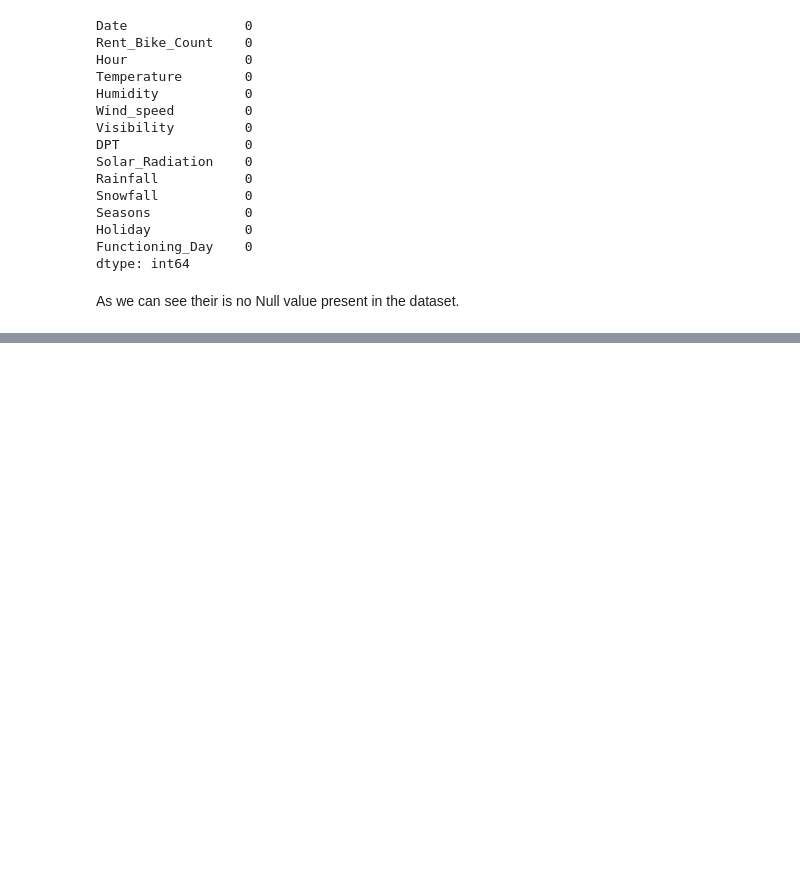
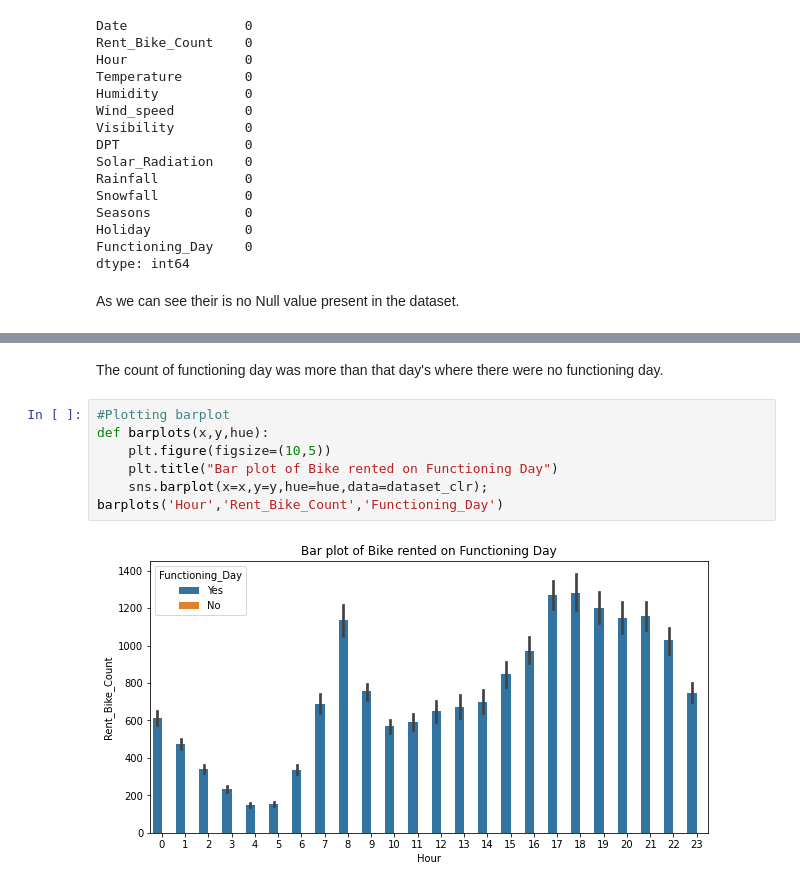
Before and after one commit to sapanapawar/Bike-Sharing-Demand-Prediction, a Jupyter notebook: Bike_Sharing_Demand_Prediction_Sapana_Pawar.ipynb, the cells around one changed output, grey strips where cells are left out. Saved outputs shown, nothing was run; the diff lists cells and outputs as text; blank space fills up the shorter version.

```diff
--- a/Bike_Sharing_Demand_Prediction_Sapana_Pawar.ipynb
+++ b/Bike_Sharing_Demand_Prediction_Sapana_Pawar.ipynb
@@ -424,0 +437,11 @@ As we can see their is no Null value present in the dataset.
+# %% [markdown]
+The count of functioning day was more than that day's where there were no functioning day.
+# %%
+#Plotting barplot
+def barplots(x,y,hue):
+    plt.figure(figsize=(10,5))
+    plt.title("Bar plot of Bike rented on Functioning Day")
+    sns.barplot(x=x,y=y,hue=hue,data=dataset_clr);
+barplots('Hour','Rent_Bike_Count','Functioning_Day')
+# %% [output]
+[figure, added]
```
Also changed, not shown: parts of 29 cells of this notebook.
